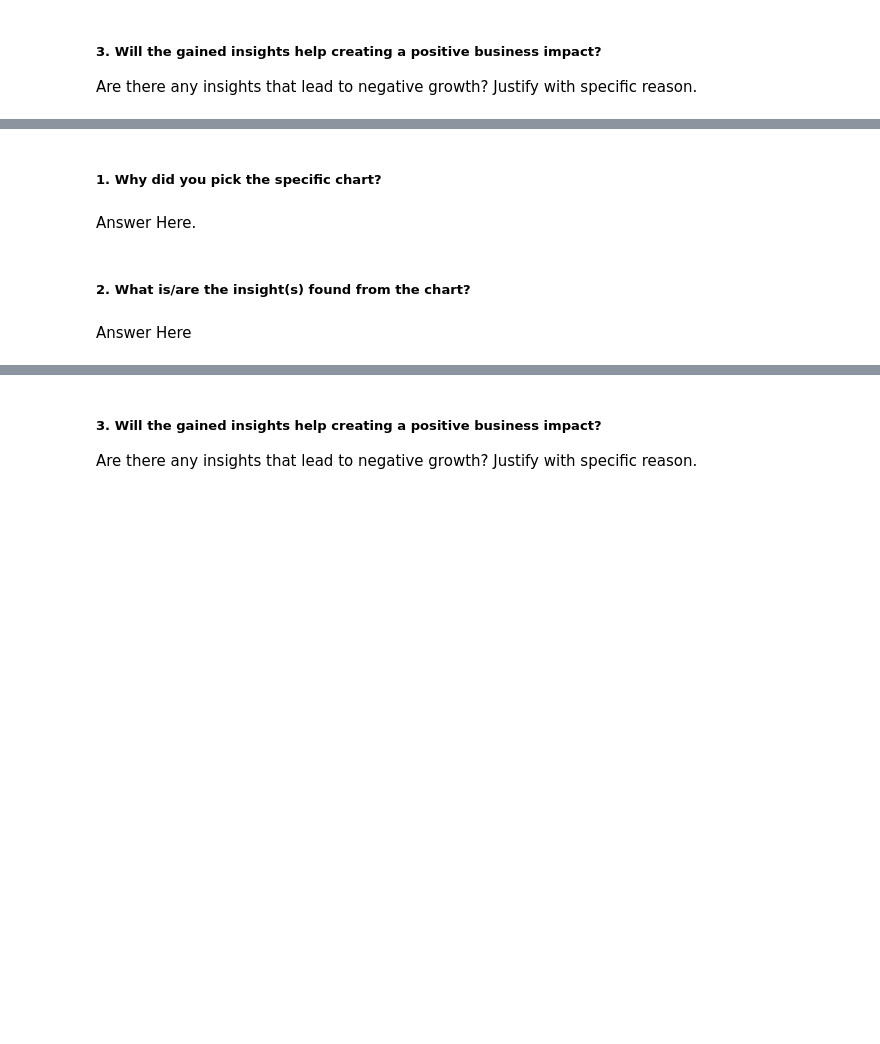
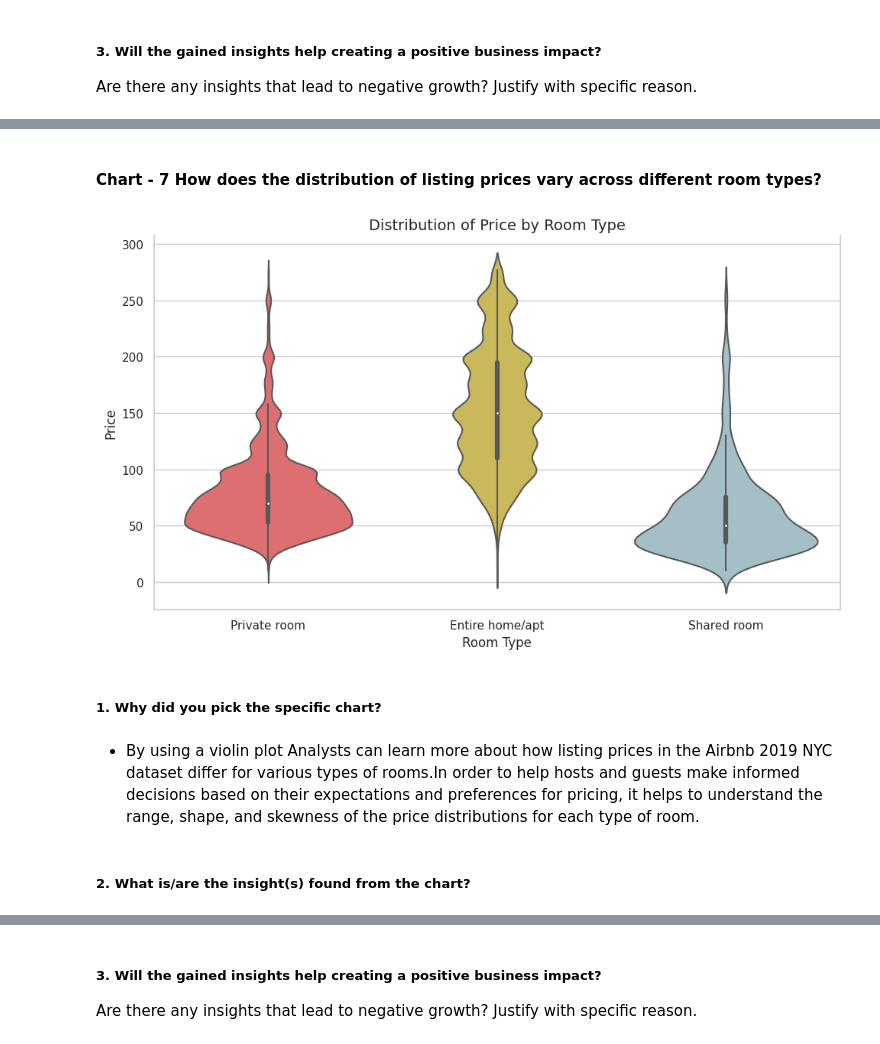
Before and after one commit to rauman43/Sample-EDA-Airbnb, a Jupyter notebook: Capstone_Project_AIRBNB_Sample_EDA_Submission_Template.ipynb, the cells around one changed output, grey strips where cells are left out. Cells and saved outputs as stored; diff of their text form; code cells hidden in the pictures; blank space fills up the shorter version.

```diff
--- a/Capstone_Project_AIRBNB_Sample_EDA_Submission_Template.ipynb
+++ b/Capstone_Project_AIRBNB_Sample_EDA_Submission_Template.ipynb
@@ -856,8 +884,37 @@ Answer Here
+# %% [markdown]
+#### Chart - 7  How does the distribution of listing prices vary across different room types?
+# %%
+# Chart - 7 visualization code
+# Set figure size
+plt.figure(figsize=(10, 6))
+
+# Set seaborn theme to whitegrid
+sns.set_theme(style="whitegrid")
+
+# Customize color palette
+colors = ['#f05d5e','#dbc648','#9fc2cc']
+sns.violinplot(x="room_type", y="price", data=df2, palette=colors)
+
+# Set axis labels and title
+plt.xlabel('Room Type', fontsize=12)
+plt.ylabel('Price', fontsize=12)
+plt.title('Distribution of Price by Room Type', fontsize=14)
+
+# Adjust tick label font size
+plt.xticks(fontsize=11)
+plt.yticks(fontsize=11)
+
+# Remove top spine
+sns.despine(right=False)
+
+# Display the plot
+plt.tight_layout()
+plt.show()
+# %% [output]
+[figure, added]
 # %% [markdown]
 ##### 1. Why did you pick the specific chart?
-# %% [markdown]
-Answer Here.
+# %% [markdown]
+* By using a violin plot Analysts can learn more about how listing prices in the Airbnb 2019 NYC dataset differ for various types of rooms.In order to help hosts and guests make informed decisions based on their expectations and preferences for pricing, it helps to understand the range, shape, and skewness of the price distributions for each type of room.
 # %% [markdown]
 ##### 2. What is/are the insight(s) found from the chart?
-# %% [markdown]
-Answer Here
```
Also changed, not shown: parts of 90 cells of this notebook.
